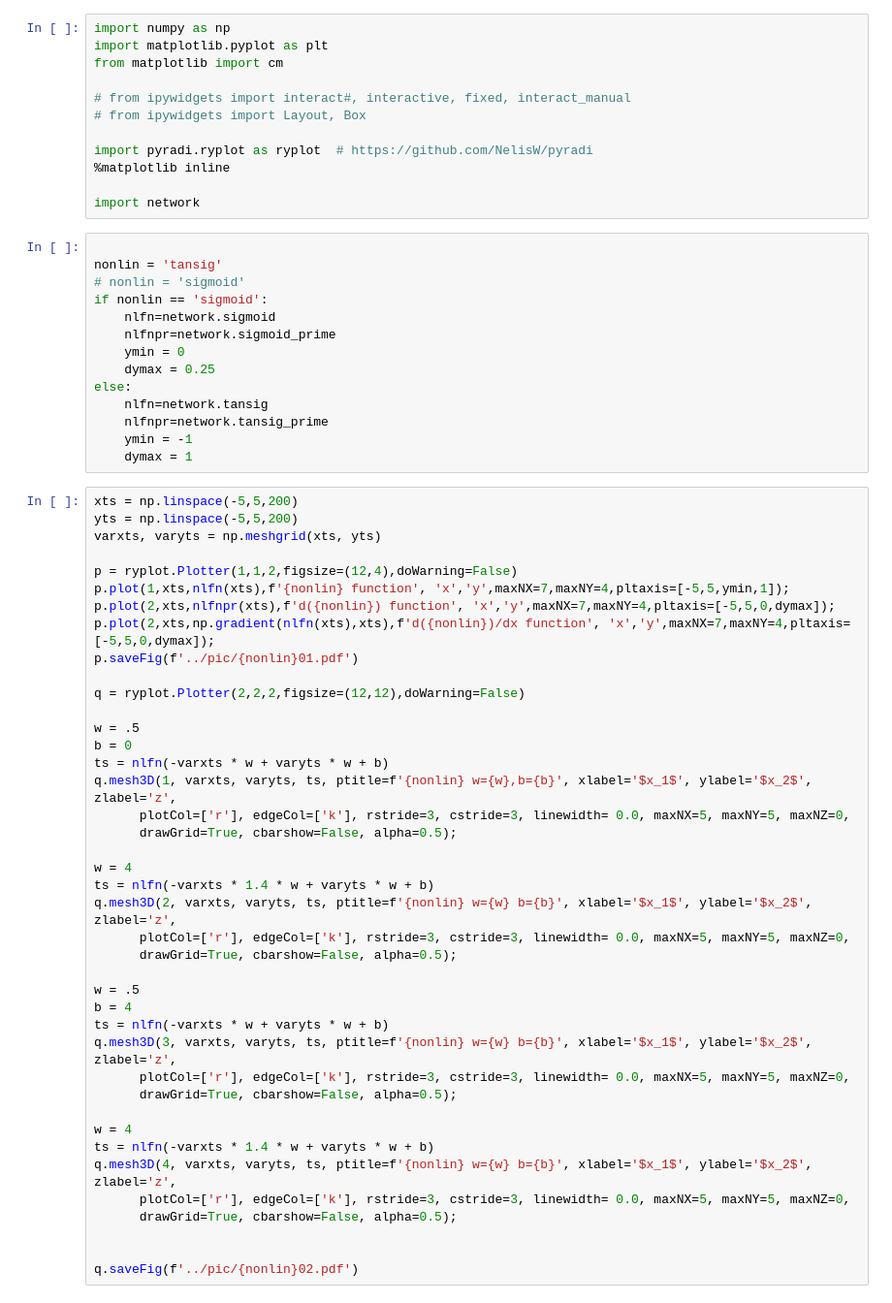
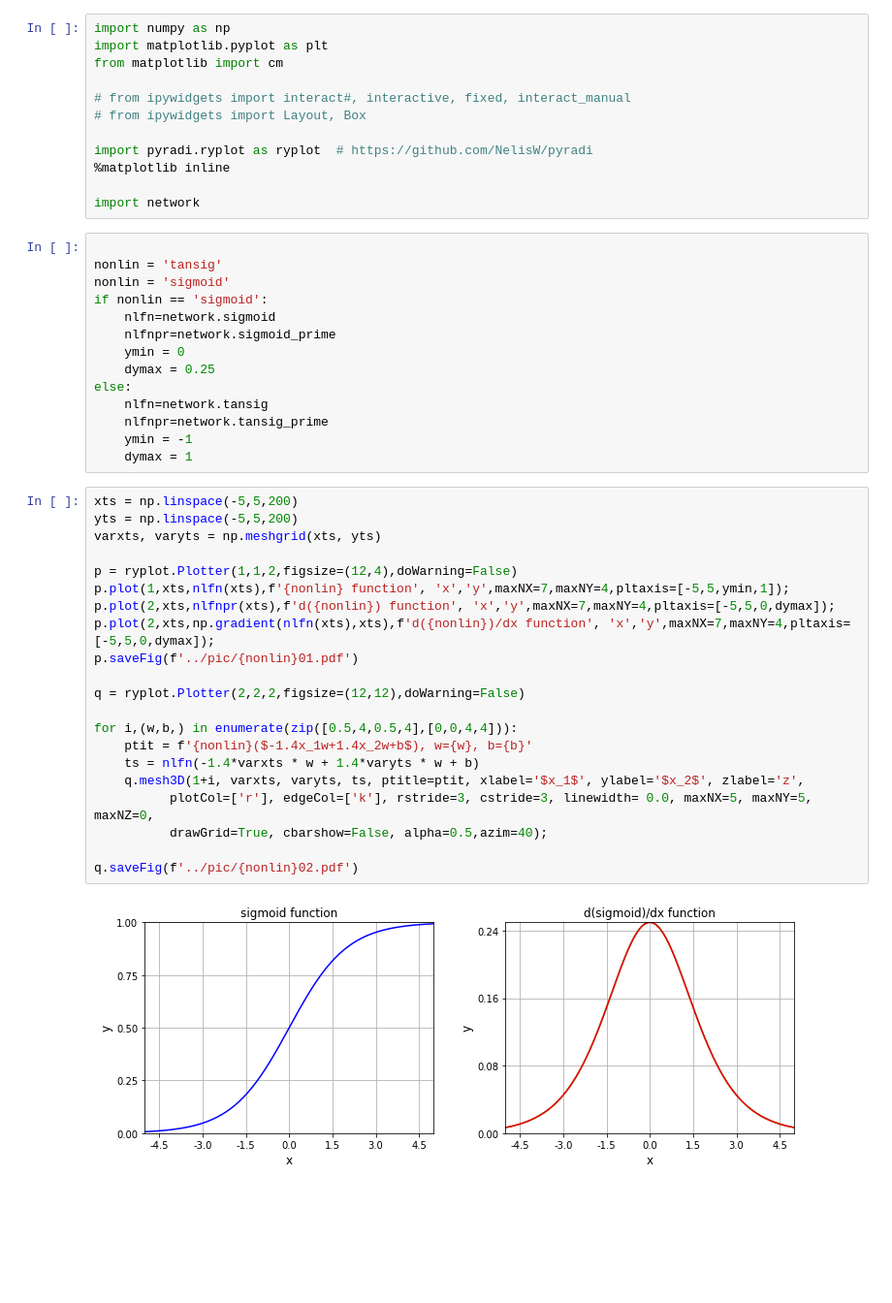
Before and after one commit to NelisW/NeuralNetworks-DeepLearning-Notes, a Jupyter notebook: code/nonlinfuncs.ipynb, the cells around one changed output. Shown: that part at 97% size. Cells and saved outputs as stored; diff of their text form; blank space fills up the shorter version.

```diff
--- a/code/nonlinfuncs.ipynb
+++ b/code/nonlinfuncs.ipynb
@@ -13,7 +13,7 @@ import network
 # %%
 
 nonlin = 'tansig'
-# nonlin = 'sigmoid'
+nonlin = 'sigmoid'
 if nonlin == 'sigmoid':
     nlfn=network.sigmoid
     nlfnpr=network.sigmoid_prime
@@ -27,41 +27,23 @@ else:
 # %%
 xts = np.linspace(-5,5,200)
 yts = np.linspace(-5,5,200)
 varxts, varyts = np.meshgrid(xts, yts)
 
 p = ryplot.Plotter(1,1,2,figsize=(12,4),doWarning=False)
 p.plot(1,xts,nlfn(xts),f'{nonlin} function', 'x','y',maxNX=7,maxNY=4,pltaxis=[-5,5,ymin,1]);
 p.plot(2,xts,nlfnpr(xts),f'd({nonlin}) function', 'x','y',maxNX=7,maxNY=4,pltaxis=[-5,5,0,dymax]);
 p.plot(2,xts,np.gradient(nlfn(xts),xts),f'd({nonlin})/dx function', 'x','y',maxNX=7,maxNY=4,pltaxis=[-5,5,0,dymax]);
 p.saveFig(f'../pic/{nonlin}01.pdf')
 
 q = ryplot.Plotter(2,2,2,figsize=(12,12),doWarning=False)
 
-w = .5
-b = 0
-ts = nlfn(-varxts * w + varyts * w + b)
-q.mesh3D(1, varxts, varyts, ts, ptitle=f'{nonlin} w={w},b={b}', xlabel='$x_1$', ylabel='$x_2$', zlabel='z',
-      plotCol=['r'], edgeCol=['k'], rstride=3, cstride=3, linewidth= 0.0, maxNX=5, maxNY=5, maxNZ=0,
-      drawGrid=True, cbarshow=False, alpha=0.5);
-
-w = 4
-ts = nlfn(-varxts * 1.4 * w + varyts * w + b)
-q.mesh3D(2, varxts, varyts, ts, ptitle=f'{nonlin} w={w} b={b}', xlabel='$x_1$', ylabel='$x_2$', zlabel='z',
-      plotCol=['r'], edgeCol=['k'], rstride=3, cstride=3, linewidth= 0.0, maxNX=5, maxNY=5, maxNZ=0,
-      drawGrid=True, cbarshow=False, alpha=0.5);
-
-w = .5
-b = 4
-ts = nlfn(-varxts * w + varyts * w + b)
-q.mesh3D(3, varxts, varyts, ts, ptitle=f'{nonlin} w={w} b={b}', xlabel='$x_1$', ylabel='$x_2$', zlabel='z',
-      plotCol=['r'], edgeCol=['k'], rstride=3, cstride=3, linewidth= 0.0, maxNX=5, maxNY=5, maxNZ=0,
-      drawGrid=True, cbarshow=False, alpha=0.5);
-
-w = 4
-ts = nlfn(-varxts * 1.4 * w + varyts * w + b)
-q.mesh3D(4, varxts, varyts, ts, ptitle=f'{nonlin} w={w} b={b}', xlabel='$x_1$', ylabel='$x_2$', zlabel='z',
-      plotCol=['r'], edgeCol=['k'], rstride=3, cstride=3, linewidth= 0.0, maxNX=5, maxNY=5, maxNZ=0,
-      drawGrid=True, cbarshow=False, alpha=0.5);
-
+for i,(w,b,) in enumerate(zip([0.5,4,0.5,4],[0,0,4,4])):
+    ptit = f'{nonlin}($-1.4x_1w+1.4x_2w+b$), w={w}, b={b}'
+    ts = nlfn(-1.4*varxts * w + 1.4*varyts * w + b)
+    q.mesh3D(1+i, varxts, varyts, ts, ptitle=ptit, xlabel='$x_1$', ylabel='$x_2$', zlabel='z',
+          plotCol=['r'], edgeCol=['k'], rstride=3, cstride=3, linewidth= 0.0, maxNX=5, maxNY=5, maxNZ=0,
+          drawGrid=True, cbarshow=False, alpha=0.5,azim=40);
 
 q.saveFig(f'../pic/{nonlin}02.pdf')
+# %% [output]
+[figure, added]
```
Also changed, not shown: parts of 1 cell of this notebook, 6 other files.
